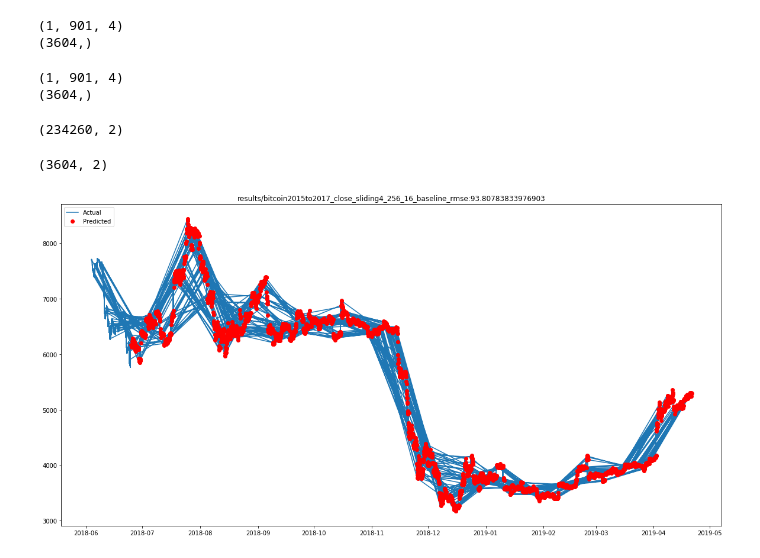
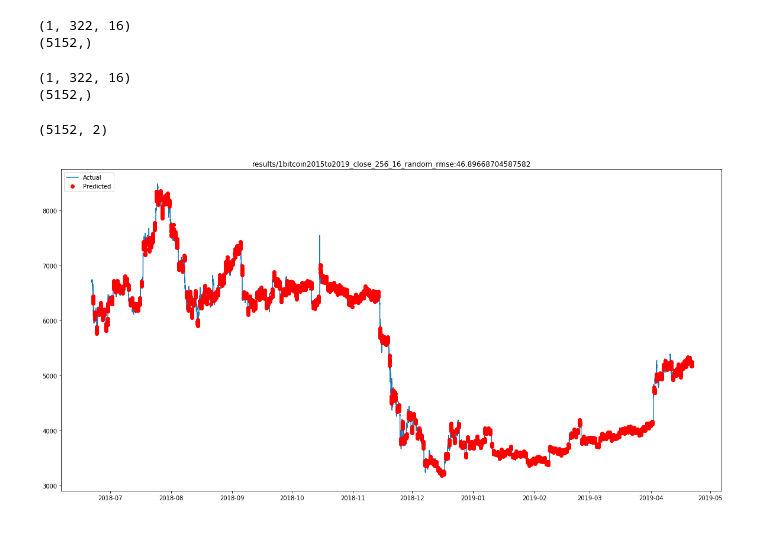
Before and after one commit to kimyoon-young/crytocurrency-prediction, a Jupyter notebook: random_walk.ipynb, the cells around one changed output. Cells and saved outputs as stored; diff of their text form; code cells hidden in the pictures.

Commit message:
data sampling changed

```diff
--- a/random_walk.ipynb
+++ b/random_walk.ipynb
@@ -9,7 +9,7 @@ import matplotlib.pyplot as plt
 import numpy as np
 import random
 # %%
-with h5py.File(''.join(['bitcoin2015to2017_close_sliding4_256_16.h5']), 'r') as hf:
+with h5py.File(''.join(['bitcoin2015to2019_5m_256_16.h5']), 'r') as hf:
     datas = hf['inputs'].value
     labels = hf['outputs'].value
     input_times = hf['input_times'].value
@@ -45,6 +45,6 @@ ground_true_times.shape
 # %%
 #Baseline 1
-predicted = validation_datas[:,-4:,0]
+predicted = validation_datas[:,-16:,0]
 predicted_inverted = []
 
 # In[7]:
@@ -62,11 +62,11 @@ predicted_inverted = np.array(predicted_inverted)[0,:,:].reshape(-1)
 print (np.array(predicted_inverted).shape)
 validation_output_times = pd.to_datetime(validation_output_times.reshape(-1), unit='s')
 # %% [output]
-(1, 901, 4)
-(3604,)
+(1, 322, 16)
+(5152,)
 # %%
 #Random Walk
-predicted = validation_datas[:,-4:,0]
+predicted = validation_datas[:,-16:,0]
 rand = np.random.normal(size=predicted.shape,loc=1.0, scale=0.005)
 predicted = np.multiply(predicted, rand)
 predicted_inverted = []
@@ -86,37 +86,37 @@ predicted_inverted = np.array(predicted_inverted)[0,:,:].reshape(-1)
 print (np.array(predicted_inverted).shape)
 validation_output_times = pd.to_datetime(validation_output_times.reshape(-1), unit='s')
 # %% [output]
-(1, 901, 4)
-(3604,)
+(1, 322, 16)
+(5152,)
 # %%
 ground_true_df = pd.DataFrame()
 ground_true_df['times'] = ground_true_times
 ground_true_df['value'] = ground_true
 ground_true_df.set_index('times').reset_index()
 ground_true_df.shape
+
+ground_true_df = ground_true_df.drop_duplicates(['times'])
-# %% [output]
-(234260, 2)
 # %%
 prediction_df = pd.DataFrame()
 prediction_df['times'] = validation_output_times
 prediction_df['value'] = predicted_inverted
 prediction_df.shape
 # %% [output]
-(3604, 2)
+(5152, 2)
 # %%
 from sklearn.metrics import mean_squared_error
 from math import sqrt
 rmse = sqrt(mean_squared_error(validation_original_outputs[:,:,0].reshape(-1),predicted_inverted))
 # %%
-plt_name = 'results/bitcoin2015to2017_close_sliding4_256_16_baseline'
+plt_name = 'results/1bitcoin2015to2019_close_256_16_random'
 
 plt.figure(figsize=(20,10))
 plt.plot(ground_true_df.times,ground_true_df.value, label = 'Actual')
 # plt.plot(prediction_df.times,prediction_df.value, label = 'Predicted')
 plt.plot(prediction_df.times,prediction_df.value,'ro', label='Predicted')
 plt.legend(loc='upper left')
 plt.title(plt_name + '_rmse:' + str(rmse))
 plt.savefig(plt_name + '.png')
 plt.show()
 # %% [output]
-[figure, old version]
+[figure, new version]
```
Also changed, not shown: parts of 2 cells of this notebook, 1 other file.
